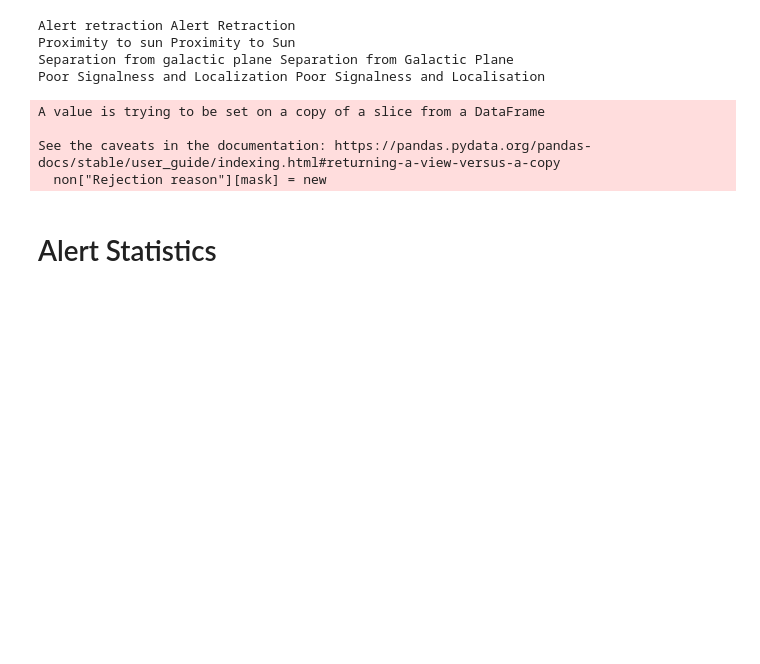
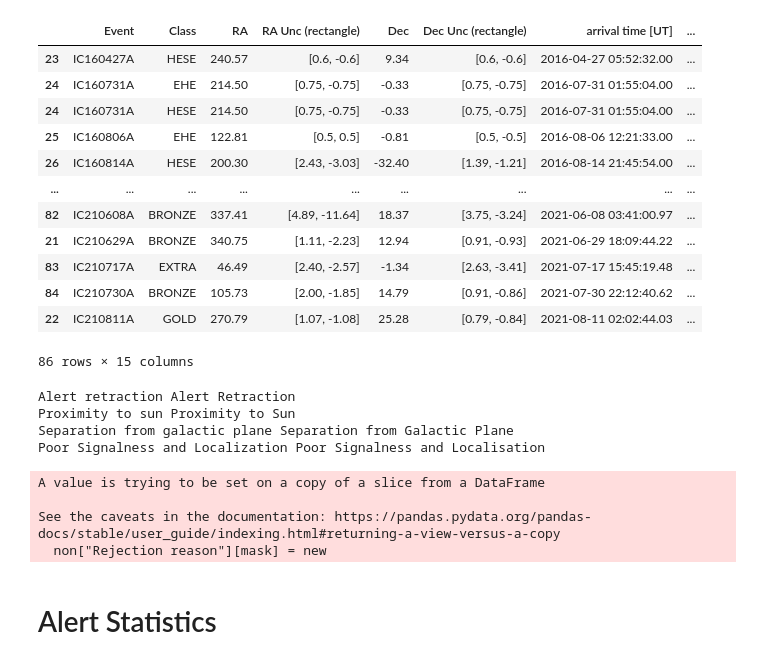
Before and after one commit to JannisNe/nu_stat_for_asassn_paper, a Jupyter notebook: asassn_nu_stats.ipynb, the cells around one changed output. Cells and saved outputs as stored; diff of their text form; code cells hidden in the pictures; blank space fills up the shorter version.

```diff
--- a/asassn_nu_stats.ipynb
+++ b/asassn_nu_stats.ipynb
@@ -11,3 +11,37 @@ from style import output_folder, big_fontsize, base_width, base_height, dpi
 import seaborn as sns
 import json
 from astropy.time import Time
+# %%
+alerts = pd.read_csv('data/ASASSN_sample_paper_IceCube_info.csv', index_col=0)
+
+def floatify(x):
+    if isinstance(x, str):
+        return [float(s) for s in x.replace('[', '').replace(']', '').split(',')]
+
+for col in ["RA Unc (rectangle)", "Dec Unc (rectangle)"]:
+    alerts[col + ' float'] = alerts[col].apply(floatify)
+
+covered = pd.read_csv("data/coverage_time", delimiter='\t', names=["Event", "2h coverage", "14d coverage"])
+m = np.array([r.Event in list(covered.Event) for _, r in alerts.iterrows()])
+
+for k in ["2h coverage", "14d coverage"]:
+    alerts[k] = np.nan
+    for i, r in covered.iterrows():
+        m = alerts.Event == r.Event
+        alerts.loc[m, k] = r[k]
+
+alerts
+# %% [output]
+|  | Event | Class | RA | RA Unc (rectangle) | Dec | Dec Unc (rectangle) | arrival time [UT] | ... |
+| 23 | IC160427A | HESE | 240.57 | [0.6, -0.6] | 9.34 | [0.6, -0.6] | 2016-04-27 05:52:32.00 | ... |
+| 24 | IC160731A | EHE | 214.50 | [0.75, -0.75] | -0.33 | [0.75, -0.75] | 2016-07-31 01:55:04.00 | ... |
+| 24 | IC160731A | HESE | 214.50 | [0.75, -0.75] | -0.33 | [0.75, -0.75] | 2016-07-31 01:55:04.00 | ... |
+| 25 | IC160806A | EHE | 122.81 | [0.5, 0.5] | -0.81 | [0.5, -0.5] | 2016-08-06 12:21:33.00 | ... |
+| 26 | IC160814A | HESE | 200.30 | [2.43, -3.03] | -32.40 | [1.39, -1.21] | 2016-08-14 21:45:54.00 | ... |
+| ... | ... | ... | ... | ... | ... | ... | ... | ... |
+| 82 | IC210608A | BRONZE | 337.41 | [4.89, -11.64] | 18.37 | [3.75, -3.24] | 2021-06-08 03:41:00.97 | ... |
+| 21 | IC210629A | BRONZE | 340.75 | [1.11, -2.23] | 12.94 | [0.91, -0.93] | 2021-06-29 18:09:44.22 | ... |
+| 83 | IC210717A | EXTRA | 46.49 | [2.40, -2.57] | -1.34 | [2.63, -3.41] | 2021-07-17 15:45:19.48 | ... |
+| 84 | IC210730A | BRONZE | 105.73 | [2.00, -1.85] | 14.79 | [0.91, -0.86] | 2021-07-30 22:12:40.62 | ... |
+| 22 | IC210811A | GOLD | 270.79 | [1.07, -1.08] | 25.28 | [0.79, -0.84] | 2021-08-11 02:02:44.03 | ... |
+86 rows × 15 columns
```
Also changed, not shown: parts of 2 cells of this notebook, 2 other files.
